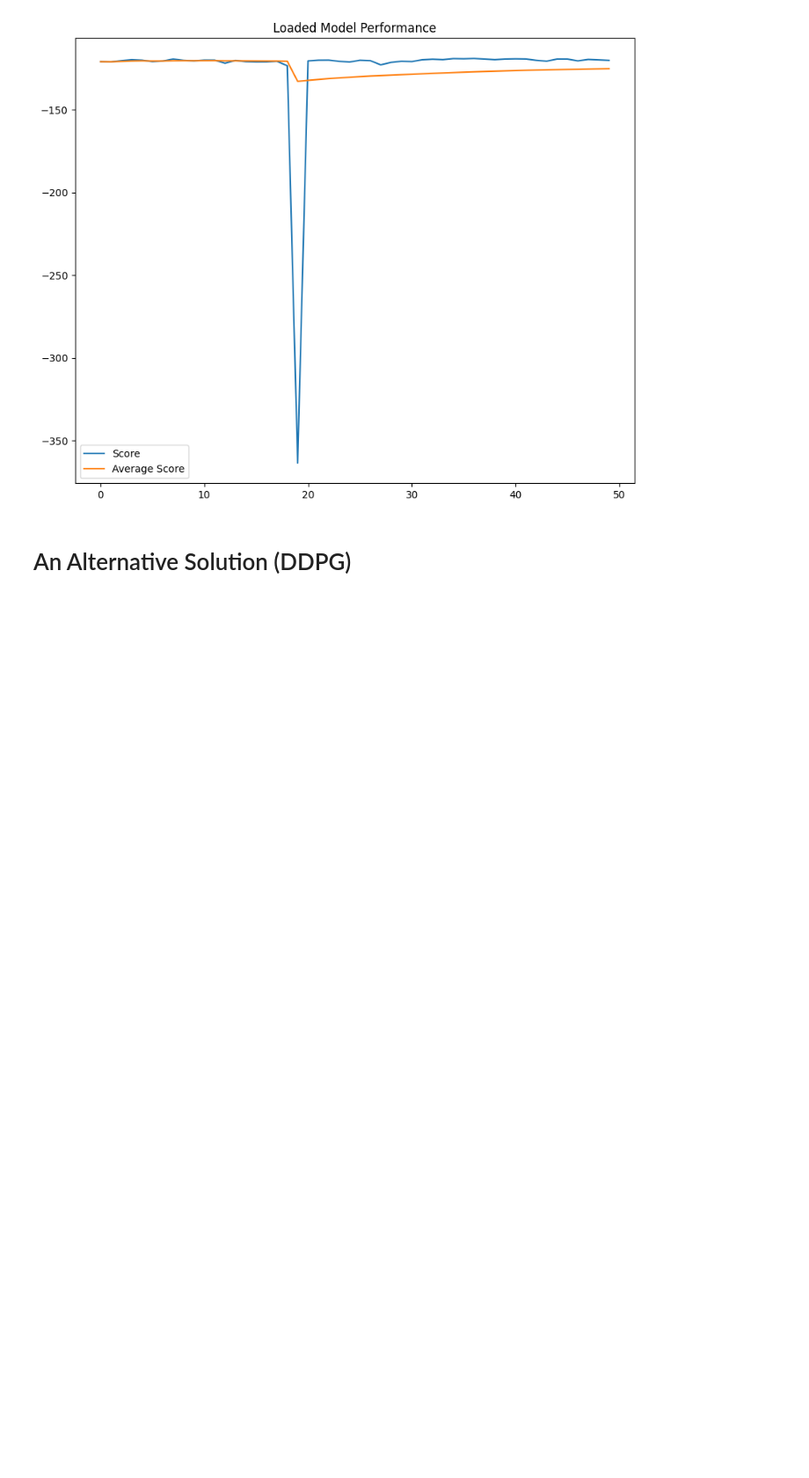
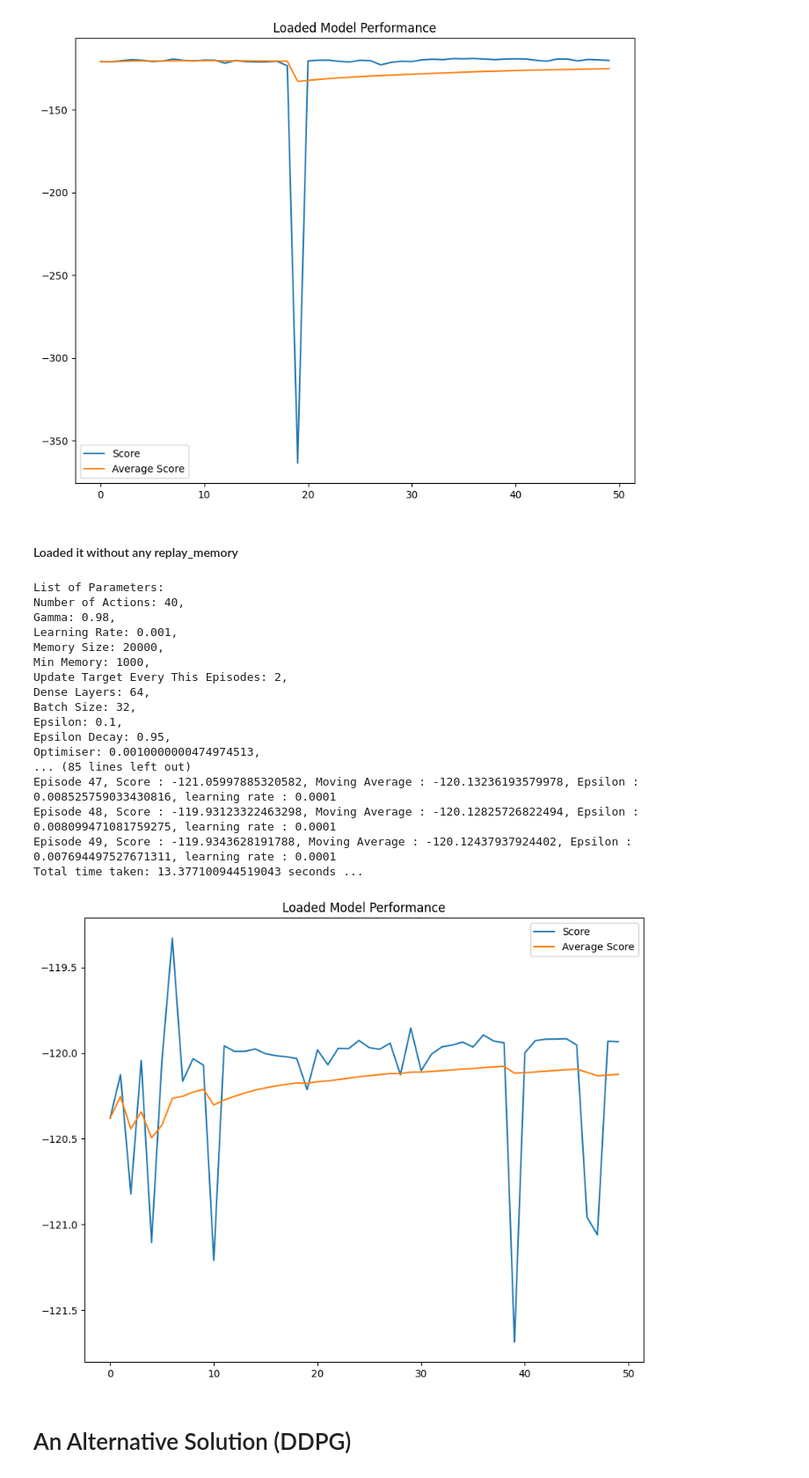
Before and after one commit to jeffpatel71/DELE_CA2, a Jupyter notebook: Real_Final/PartB_RL/Revised_Approach.ipynb, the cells around one changed output. Shown at 88% size. Saved outputs shown, nothing was run; the diff lists cells and outputs as text; code cells hidden in the pictures; blank space fills up the shorter version.

```diff
--- a/Real_Final/PartB_RL/Revised_Approach.ipynb
+++ b/Real_Final/PartB_RL/Revised_Approach.ipynb
@@ -14,0 +23,5 @@ WARNING:tensorflow:From c:\Users\hazem\anaconda3\envs\RL\Lib\site-packages\keras
+# %%
+env = gym.make('Pendulum-v0')
+print(f"Observation Space representing the x-y coordinates of the pendulum's free end and its angular velocity.{env.observation_space}")
+print(f"Action Space Allowed Torque Values : {env.action_space}")
+print(f"Reward Range (-16.27, 0)")
@@ -220,5 +241,5 @@ Low Score Epsilon: {self.low_score_epsilon}
 # %%
-def OneEpisode(dqn, _, Normalization = False):
+def OneEpisode(dqn, _, Normalization = False, replay_memory = False):
     env = gym.make('Pendulum-v0')
     env.seed(43)
     S = env.reset()
@@ -231,7 +252,8 @@ def OneEpisode(dqn, _, Normalization = False):
             env.render()
 
         SNext, R, Done, Info = env.step(AStep)
-        dqn.UpdateMemory((S, A, R, SNext, Done))
+        if replay_memory==True:
+            dqn.UpdateMemory((S, A, R, SNext, Done))
         dqn.Train(Done, Normalization)
         score += R
         if Done:
@@ -240,13 +262,13 @@ def OneEpisode(dqn, _, Normalization = False):
             return score
         S = SNext
 
-def RunEpisodes(dqn, episodes, Normalize = False, save_weights = 'BaseWeights.h5', load_weights = False):
+def RunEpisodes(dqn, episodes, Normalize = False, save_weights = 'BaseWeights.h5', load_weights = False, replay_memory = False):
     import time
     STARTTIME = time.time()
     score = []
     ma = []
     for _ in range(episodes):
-        s = OneEpisode(dqn, _, Normalize)
+        s = OneEpisode(dqn, _, Normalize, replay_memory)
         score.append(s)
         moving_average = np.mean(score[-100:])
         ma.append(moving_average)
@@ -768,6 +809,40 @@ Episode 48, Score : -119.8206303564183, Moving Average : -125.21936763026405, Ep
 Episode 49, Score : -120.10923094613747, Moving Average : -125.11716489658151, Epsilon : 0.008018476370941684, learning rate : 0.0001
 Total time taken: 158.93527150154114 seconds ...
 [figure]
+# %% [markdown]
+#### Loaded it without any replay_memory
+# %%
+weights = 'DQN_Weights/MainPendulum_FinalWeights.h5'
+dqn = DQN(InputShape = 3, load_weights = weights, NActions = 40, Gamma = 0.98, low_penalty= 1.1, low_score_epsilon=0.005, MemorySize=20000, UpdateTargetEveryThisEpisodes=2)
+loaded_scores, loaded_average = RunEpisodes(dqn, 50, load_weights=True, replay_memory = False)
+episode_number = np.arange(50)
+
+plt.figure(figsize=(10, 8))
+
+sns.lineplot(x=episode_number, y=loaded_scores, label="Score")
+sns.lineplot(x=episode_number, y=loaded_average, label="Average Score")
+
+plt.title('Loaded Model Performance')
+plt.show()
+# %% [output]
+List of Parameters:
+Number of Actions: 40,
+Gamma: 0.98,
+Learning Rate: 0.001,
+Memory Size: 20000,
+Min Memory: 1000,
+Update Target Every This Episodes: 2,
+Dense Layers: 64,
+Batch Size: 32,
+Epsilon: 0.1,
+Epsilon Decay: 0.95,
+Optimiser: 0.0010000000474974513,
+... (85 lines left out)
+Episode 47, Score : -121.05997885320582, Moving Average : -120.13236193579978, Epsilon : 0.008525759033430816, learning rate : 0.0001
+Episode 48, Score : -119.93123322463298, Moving Average : -120.12825726822494, Epsilon : 0.008099471081759275, learning rate : 0.0001
+Episode 49, Score : -119.9343628191788, Moving Average : -120.12437937924402, Epsilon : 0.007694497527671311, learning rate : 0.0001
+Total time taken: 13.377100944519043 seconds ...
+[figure, added]
 # %% [markdown]
 # An Alternative Solution (DDPG)
 # %% [markdown]
```
Also changed, not shown: parts of 28 cells of this notebook, 23 other files.
